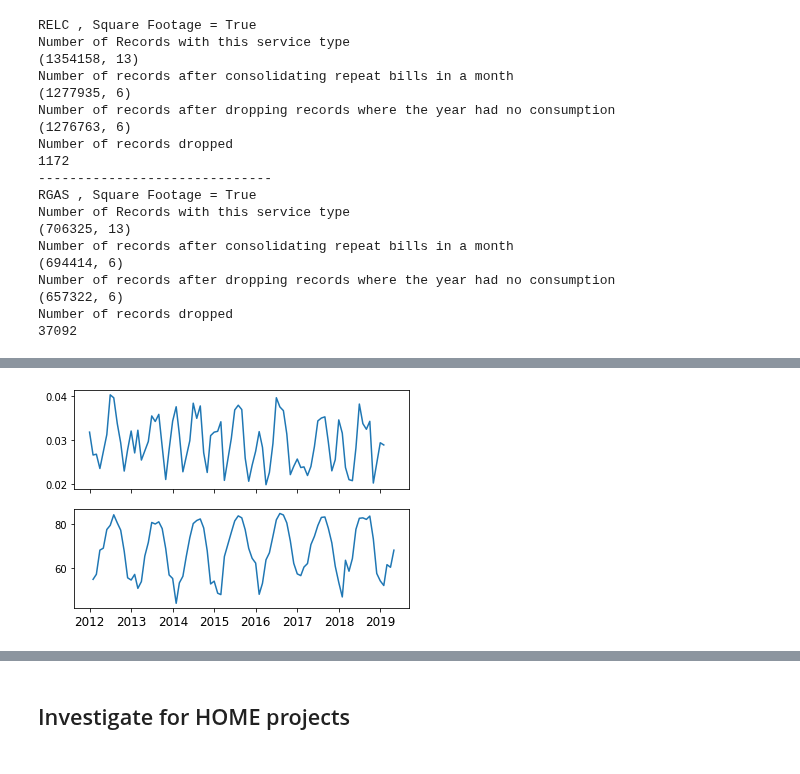
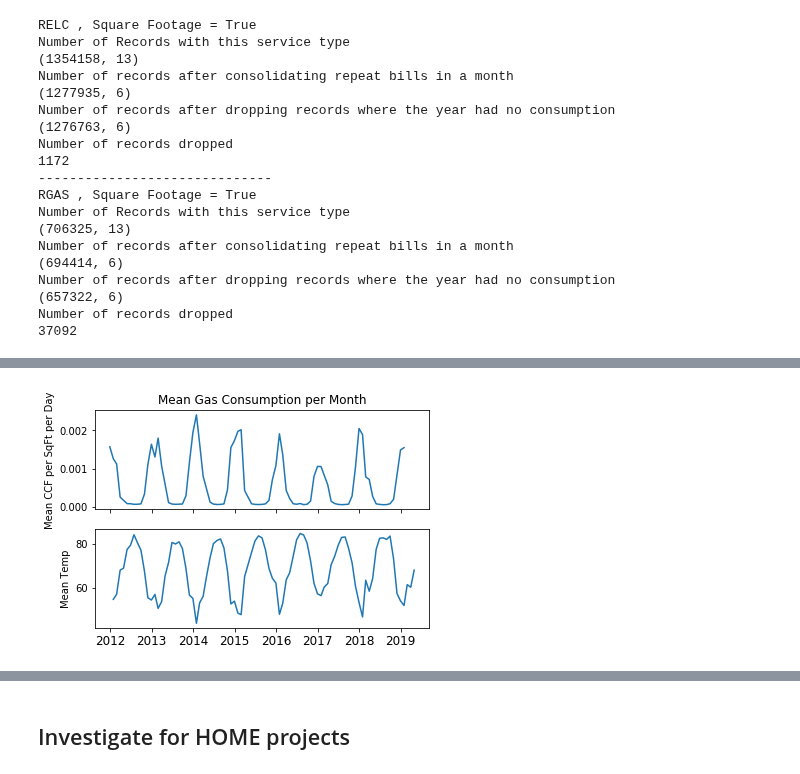
Before and after one commit to asensio-lab/albany-housing-analytics, a Jupyter notebook: Analysis/Investigate_Distribution.ipynb, the cells around one changed output, grey strips where cells are left out. Cells and saved outputs as stored; diff of their text form; code cells hidden in the pictures.

```diff
--- a/Analysis/Investigate_Distribution.ipynb
+++ b/Analysis/Investigate_Distribution.ipynb
@@ -343,4 +371,5 @@ create_plot(g_mean, w)
-# %%
-create_plot(e_mean, w)
-# %% [output]
-[figure, removed]
+# %%
+#Gas versus mean temperature
+create_plot(g_mean, w, 'RGAS')
+# %% [output]
+[figure, added]
```
Also changed, not shown: parts of 23 cells of this notebook, 8 other files.
